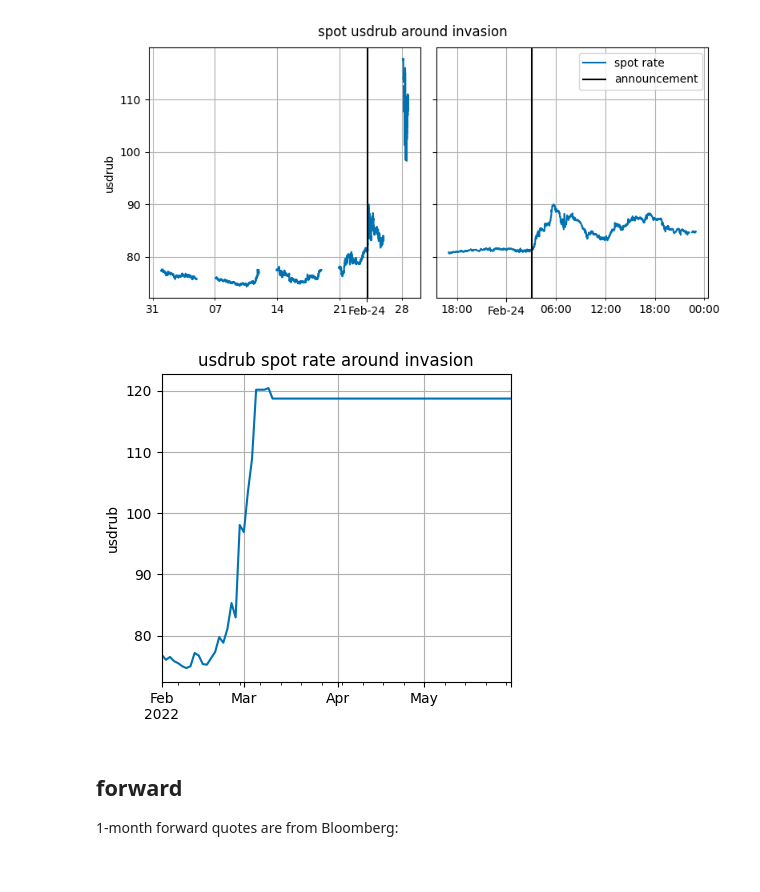
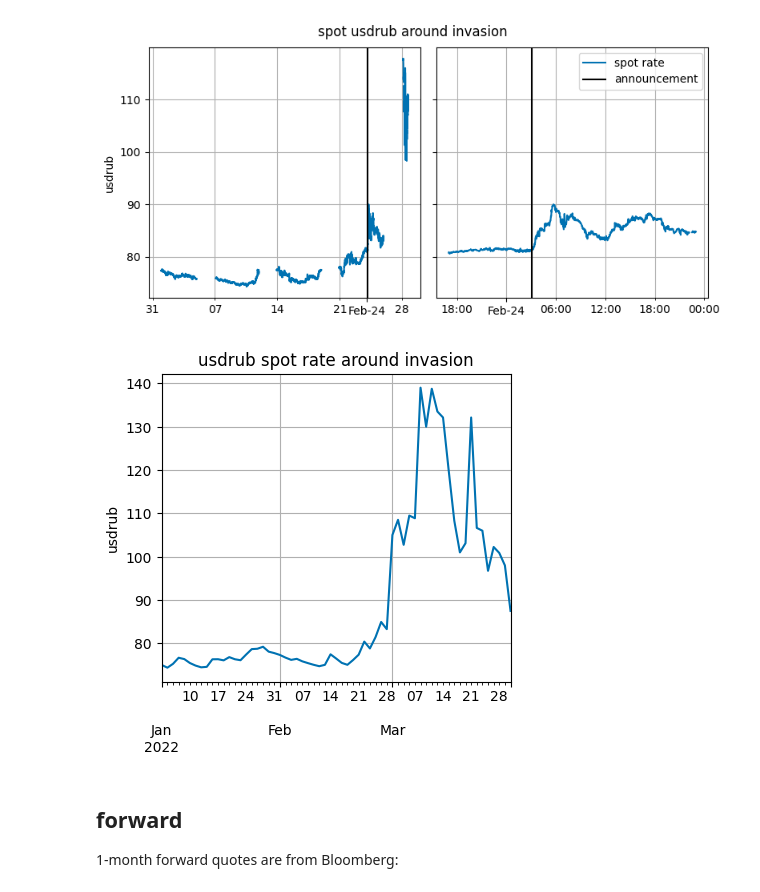
Before and after one commit to ipozdeev/fx-options-ukraine-war, a Jupyter notebook: walkthrough.ipynb, the cells around one changed output. Cells and saved outputs as stored; diff of their text form; code cells hidden in the pictures.

```diff
--- a/walkthrough.ipynb
+++ b/walkthrough.ipynb
@@ -95,15 +95,14 @@ plt.show()
 [figure]
 # %%
 fig, ax = plt.subplots(figsize=(4.5, 4))
-get_daily_spot_data("data/raw/usdrub-data-d.xlsx").loc["2022-02":"2022-05"]\
-    .plot(ax=ax)
+get_daily_spot_data().plot(ax=ax)
 ax.set_xlabel("", visible=None)
 ax.set_ylabel("usdrub")
 ax.set_title("usdrub spot rate around invasion")
 ax.grid(axis="both")
 plt.show()
 # %% [output]
-[figure, old version]
+[figure, new version]
 # %% [markdown]
 ## forward
 1-month forward quotes are from Bloomberg:
```
Also changed, not shown: 5 other files.
